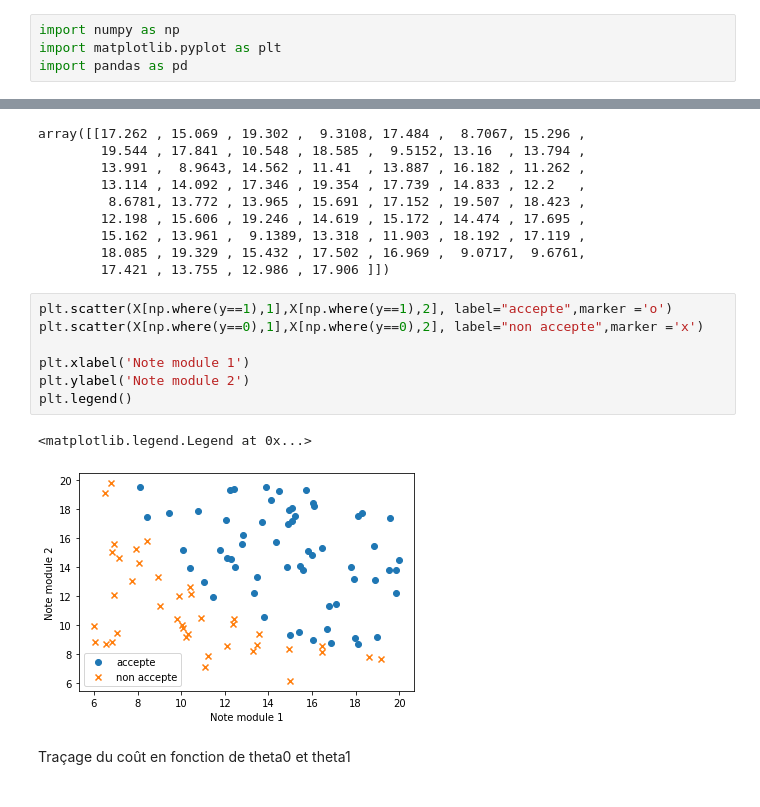
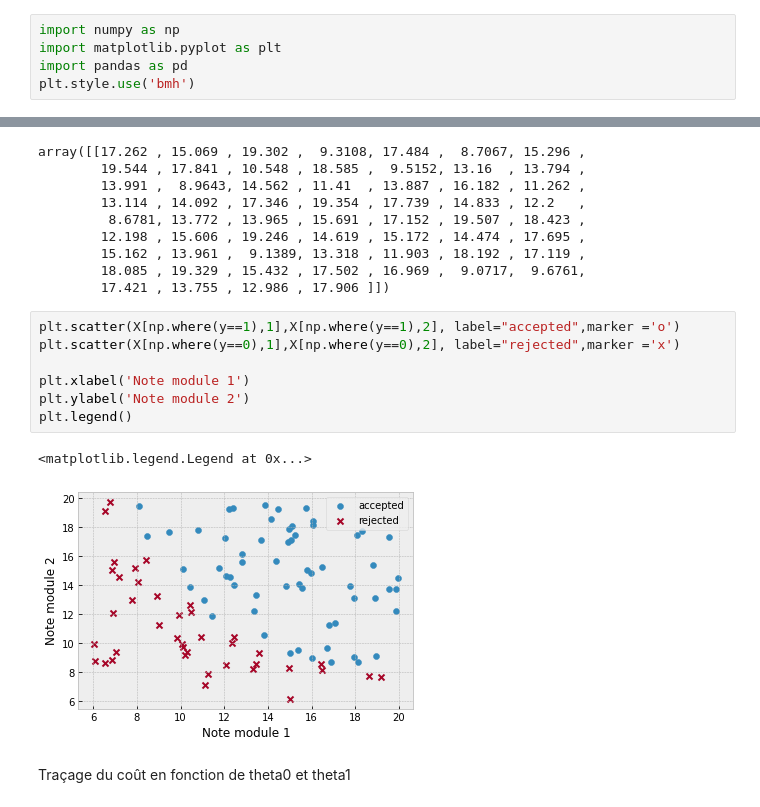
Before and after one commit to kawaremu/MLFromScratch, a Jupyter notebook: Logistic Regression.ipynb, the cells around one changed output, grey strips where cells are left out. Cells and saved outputs as stored; diff of their text form.

```diff
--- a/Logistic Regression.ipynb
+++ b/Logistic Regression.ipynb
@@ -16,6 +8,7 @@ La prédiction se fera avec l'agorithme de descente du gradient.
 import numpy as np
 import matplotlib.pyplot as plt
 import pandas as pd
+plt.style.use('bmh')
 # %%
 df_students = pd.read_csv('data/students.csv')
 # %%
@@ -244,15 +250,15 @@ array([[17.262 , 15.069 , 19.302 ,  9.3108, 17.484 ,  8.7067, 15.296 ,
         18.085 , 19.329 , 15.432 , 17.502 , 16.969 ,  9.0717,  9.6761,
         17.421 , 13.755 , 12.986 , 17.906 ]])
 # %%
-plt.scatter(X[np.where(y==1),1],X[np.where(y==1),2], label="accepte",marker ='o')
-plt.scatter(X[np.where(y==0),1],X[np.where(y==0),2], label="non accepte",marker ='x')
+plt.scatter(X[np.where(y==1),1],X[np.where(y==1),2], label="accepted",marker ='o')
+plt.scatter(X[np.where(y==0),1],X[np.where(y==0),2], label="rejected",marker ='x')
 
 plt.xlabel('Note module 1')
 plt.ylabel('Note module 2')
 plt.legend()
 # %% [output]
 <matplotlib.legend.Legend at 0x...>
-[figure, old version]
+[figure, new version]
 # %% [markdown]
 Traçage du coût en fonction de theta0 et theta1
 # %% [markdown]
```
Also changed, not shown: parts of 22 cells of this notebook, 1 other file.
